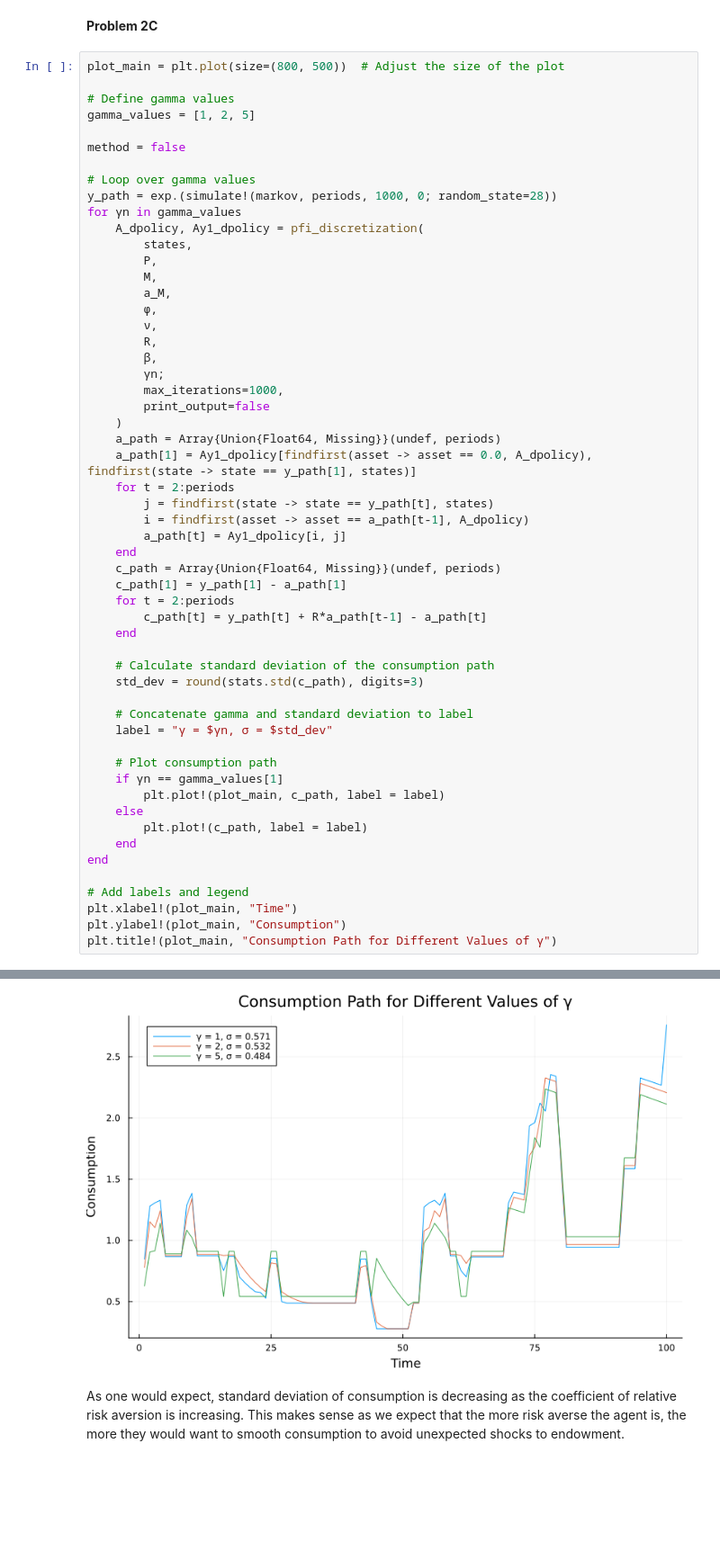
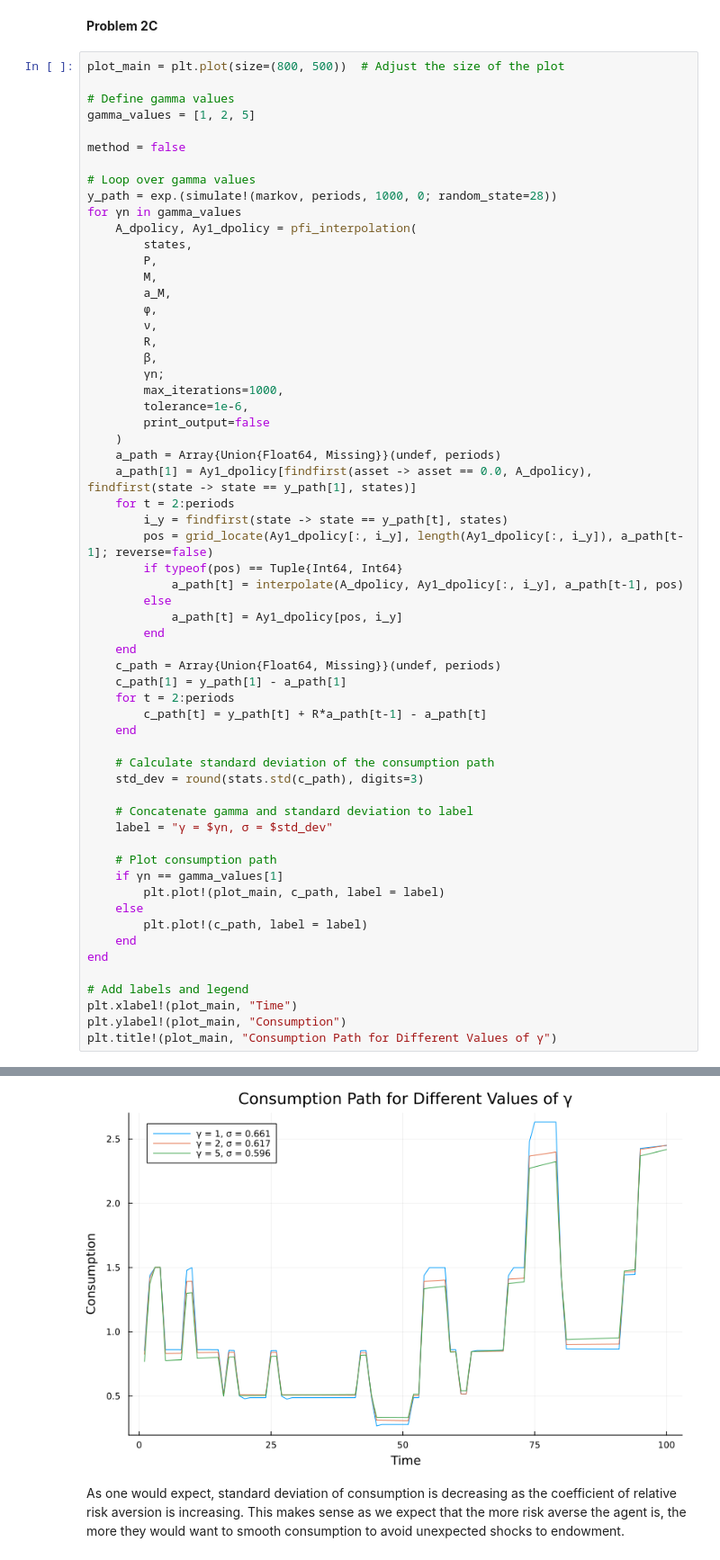
Before and after one commit to Hillard28/QuantEcon-But-Worse-ECON-1026, a Jupyter notebook: pset3/pset3.ipynb, the cells around one changed output, grey strips where cells are left out. Shown at 90% size. Saved outputs shown, nothing was run; the diff lists cells and outputs as text; blank space fills up the shorter version.

```diff
--- a/pset3/pset3.ipynb
+++ b/pset3/pset3.ipynb
@@ -896,7 +944,7 @@ method = false
 # Loop over gamma values
 y_path = exp.(simulate!(markov, periods, 1000, 0; random_state=28))
 for γn in gamma_values
-    A_dpolicy, Ay1_dpolicy = pfi_discretization(
+    A_dpolicy, Ay1_dpolicy = pfi_interpolation(
         states,
         P,
         M,
@@ -907,14 +955,19 @@ for γn in gamma_values
         β,
         γn;
         max_iterations=1000,
+        tolerance=1e-6,
         print_output=false
     )
     a_path = Array{Union{Float64, Missing}}(undef, periods)
     a_path[1] = Ay1_dpolicy[findfirst(asset -> asset == 0.0, A_dpolicy), findfirst(state -> state == y_path[1], states)]
     for t = 2:periods
-        j = findfirst(state -> state == y_path[t], states)
-        i = findfirst(asset -> asset == a_path[t-1], A_dpolicy)
-        a_path[t] = Ay1_dpolicy[i, j]
+        i_y = findfirst(state -> state == y_path[t], states)
+        pos = grid_locate(Ay1_dpolicy[:, i_y], length(Ay1_dpolicy[:, i_y]), a_path[t-1]; reverse=false)
+        if typeof(pos) == Tuple{Int64, Int64}
+            a_path[t] = interpolate(A_dpolicy, Ay1_dpolicy[:, i_y], a_path[t-1], pos)
+        else
+            a_path[t] = Ay1_dpolicy[pos, i_y]
+        end
     end
     c_path = Array{Union{Float64, Missing}}(undef, periods)
     c_path[1] = y_path[1] - a_path[1]
@@ -944,4 +999,4 @@ plt.title!(plot_main, "Consumption Path for Different Values of γ")
-[figure, old version]
+[figure, new version]
 # %% [markdown]
 As one would expect, standard deviation of consumption is decreasing as the coefficient of relative risk aversion is increasing. This makes sense as we expect that the more risk averse the agent is, the more they would want to smooth consumption to avoid unexpected shocks to endowment.
 # %% [markdown]
```
Also changed, not shown: parts of 9 cells of this notebook, 3 other files.
